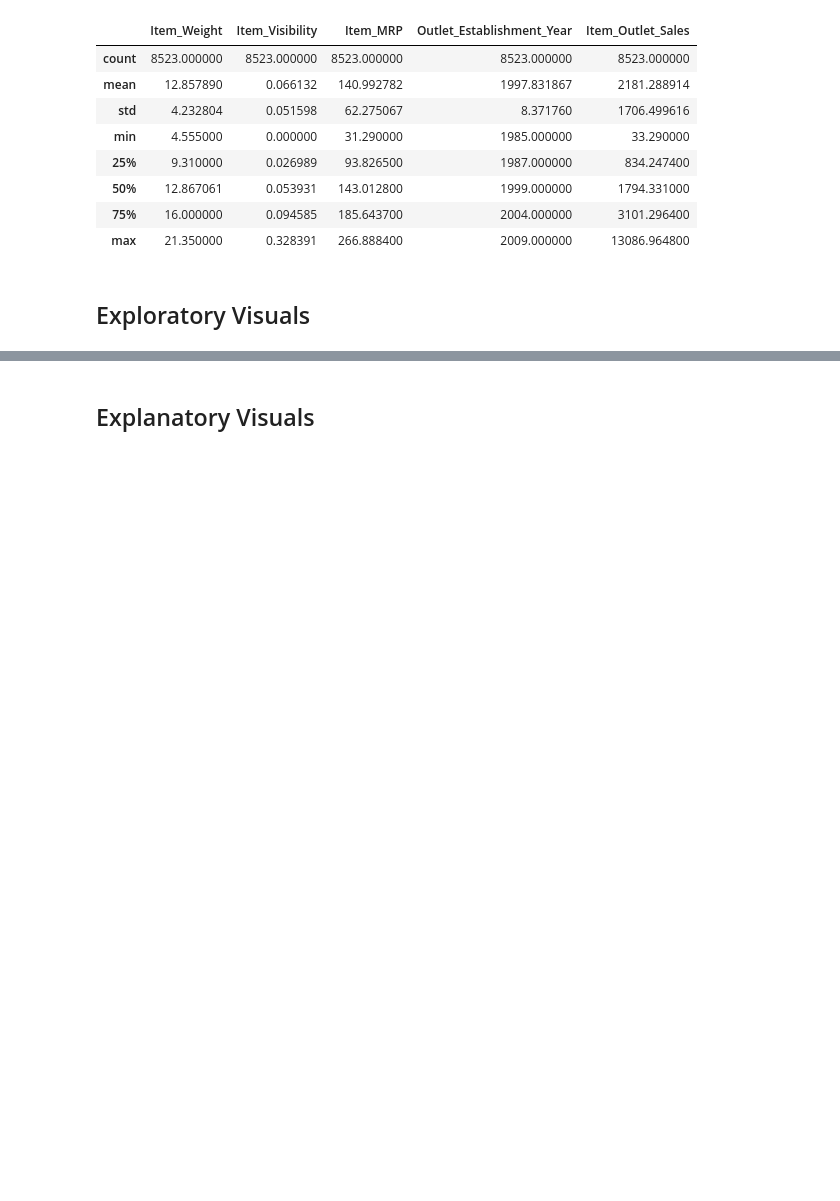
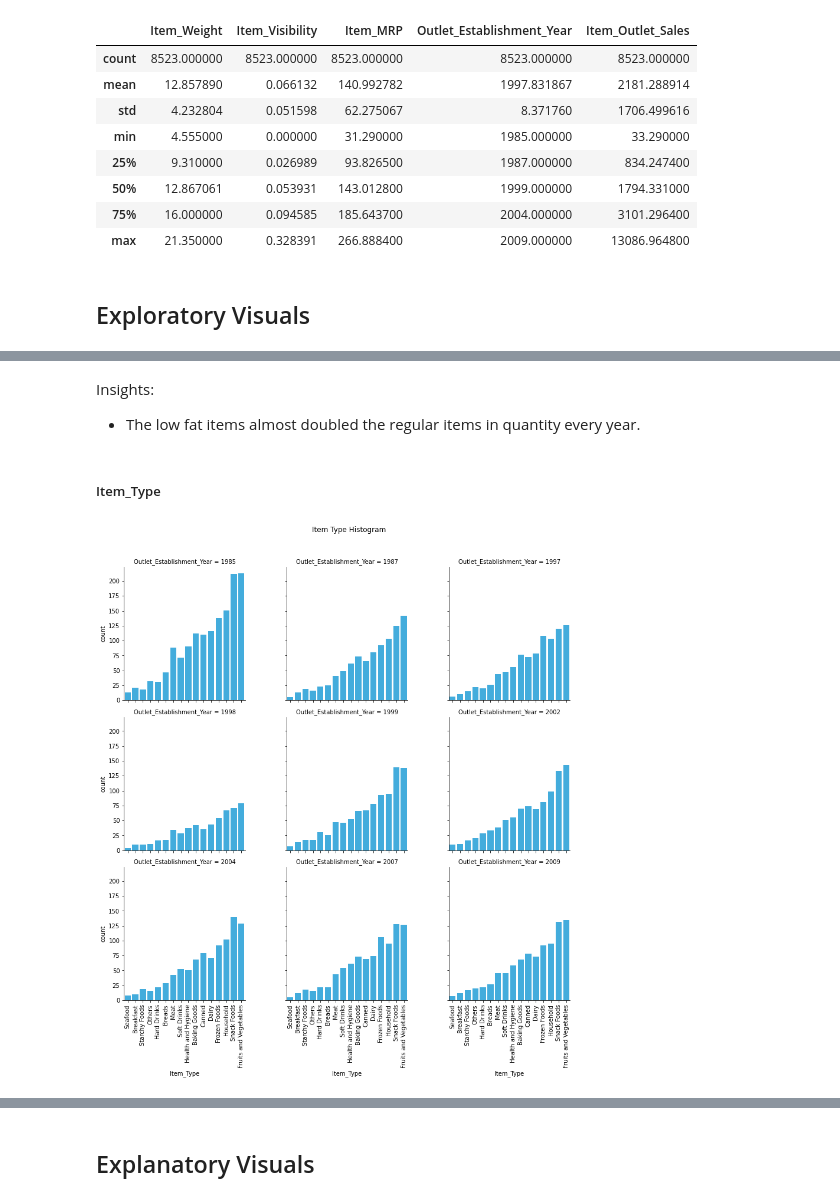
Before and after one commit to diazid/sales-predictions, a Jupyter notebook: sales_prediction.ipynb, the cells around one changed output, grey strips where cells are left out. Saved outputs shown, nothing was run; the diff lists cells and outputs as text; code cells hidden in the pictures; blank space fills up the shorter version.

```diff
--- a/sales_prediction.ipynb
+++ b/sales_prediction.ipynb
@@ -274,0 +399,29 @@ df.describe()
+# %% [markdown]
+Insights:
+
+* The low fat items almost doubled the regular items in quantity every year.
+# %% [markdown]
+##### Item_Type
+# %%
+#facet grid creates the subdivided graph
+ax = sns.FacetGrid(data = df,
+              col= 'Outlet_Establishment_Year',
+              sharex= True, sharey= True,
+              col_wrap=3,
+              size=4, aspect=1
+              )
+#build every graph
+ax.map_dataframe(sns.countplot,
+                 x="Item_Type",
+                 color = '#29B6F6',
+                 order=df.Item_Type.value_counts(ascending=True).index,
+                 ax=ax)
+ax.set_xticklabels(rotation=90)  #rotate xlabels
+ax.fig.subplots_adjust(top=0.9)
+ax.fig.suptitle('Item Type Histograms by Year') #Mail title
+plt.show()
+
+# FacetGrid taken from Seaborn Documentation.
+# Title taken from https://stackoverflow.com/questions/29813694/how-to-add-a-title-to-seaborn-facet-plot
+# %% [output]
+[figure, added]
```
Also changed, not shown: parts of 58 cells of this notebook.
